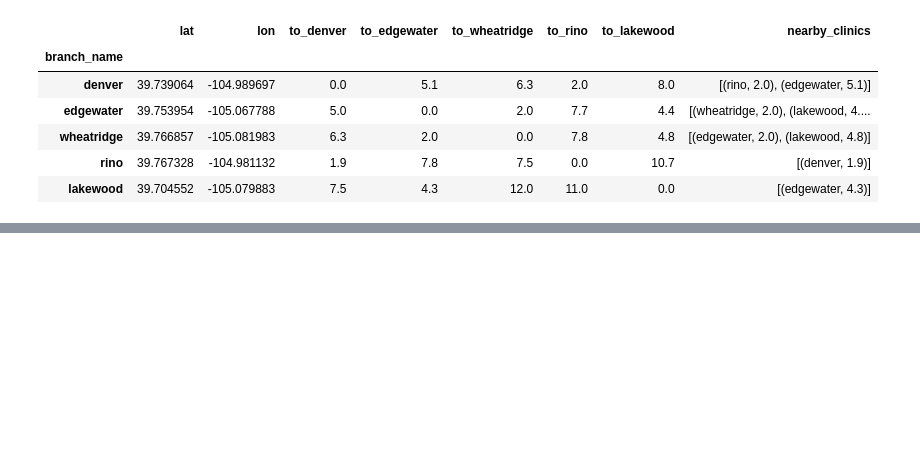
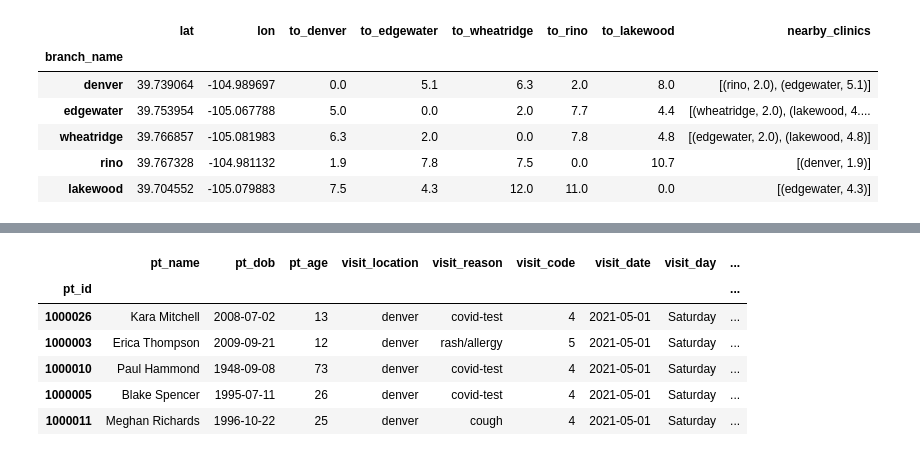
Before and after one commit to rc-9/TecNav, a Jupyter notebook: uc_data_fabricator.ipynb, the cells around one changed output, grey strips where cells are left out. Saved outputs shown, nothing was run; the diff lists cells and outputs as text; code cells hidden in the pictures; blank space fills up the shorter version.

```diff
--- a/uc_data_fabricator.ipynb
+++ b/uc_data_fabricator.ipynb
@@ -884,4 +884,19 @@ patients_df.tail(70)
 70 rows × 13 columns
+# %%
+datetime = []
+for i in zip(patients_df.visit_date, patients_df.checkin_time):
+    datetime.append(str(i[0].date()) + ' ' + str(i[1]))
+
+patients_df['datetime'] = datetime
+patients_df.head()
+# %% [output]
+|  | pt_name | pt_dob | pt_age | visit_location | visit_reason | visit_code | visit_date | visit_day | ... |
+| pt_id |  |  |  |  |  |  |  |  | ... |
+| 1000026 | Kara Mitchell | 2008-07-02 | 13 | denver | covid-test | 4 | 2021-05-01 | Saturday | ... |
+| 1000003 | Erica Thompson | 2009-09-21 | 12 | denver | rash/allergy | 5 | 2021-05-01 | Saturday | ... |
+| 1000010 | Paul Hammond | 1948-09-08 | 73 | denver | covid-test | 4 | 2021-05-01 | Saturday | ... |
+| 1000005 | Blake Spencer | 1995-07-11 | 26 | denver | covid-test | 4 | 2021-05-01 | Saturday | ... |
+| 1000011 | Meghan Richards | 1996-10-22 | 25 | denver | cough | 4 | 2021-05-01 | Saturday | ... |
 # %%
 patients_df.to_csv('./uc_past_patients.csv')
 # %%
```
Also changed, not shown: parts of 5 cells of this notebook, 2 other files.
